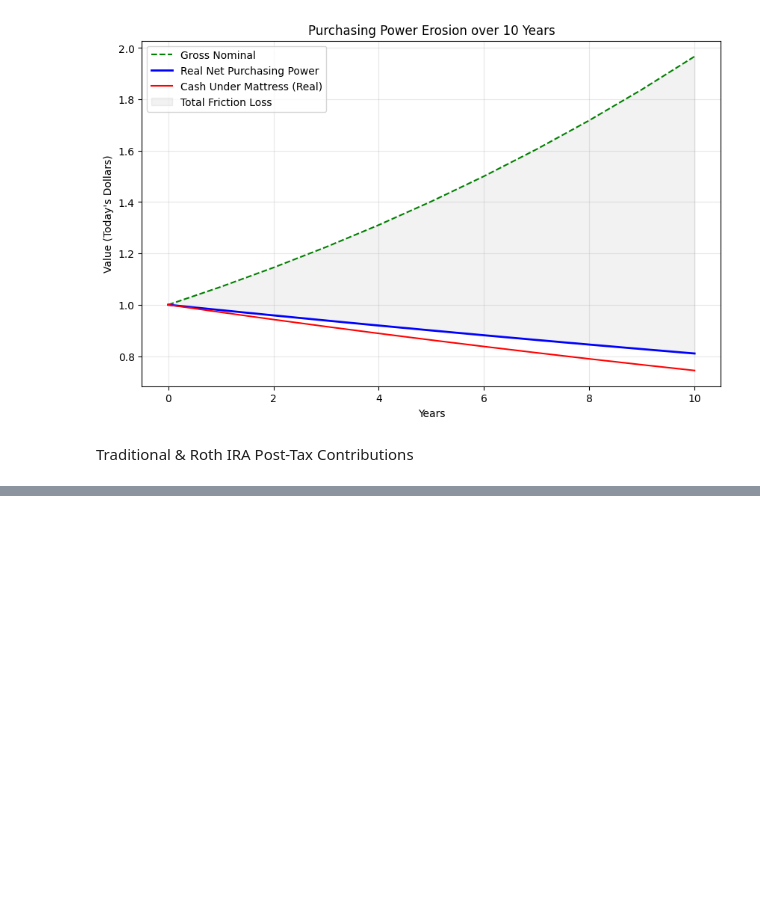
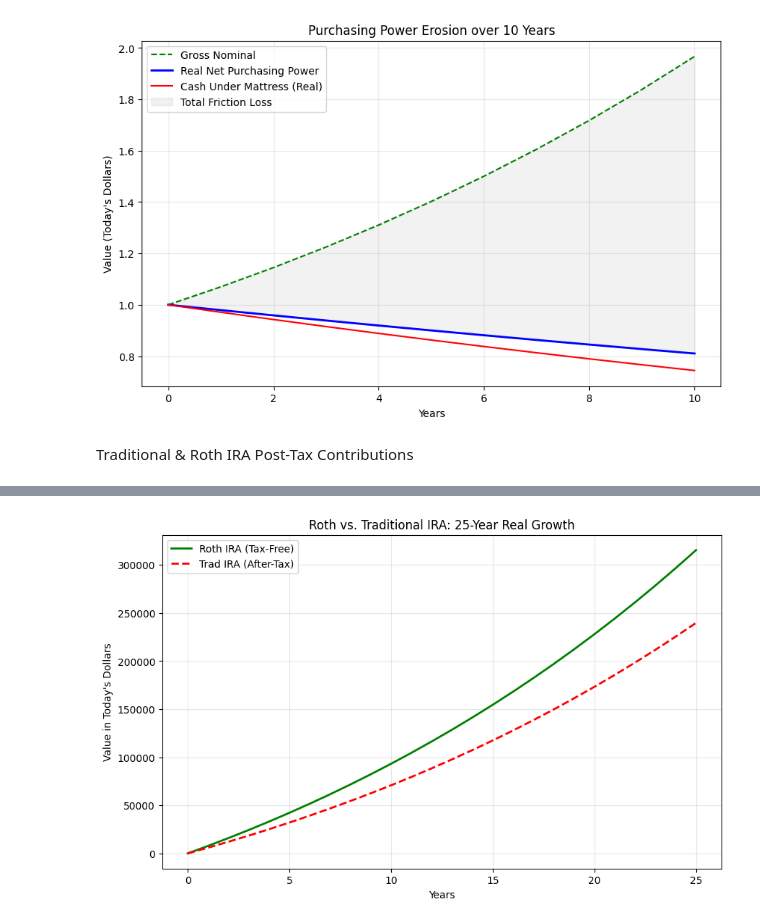
Before and after one commit to 1021114Carlos/finance_app, a Jupyter notebook: TargetDateSavings_RealReturn_calculator.ipynb, the cells around one changed output, grey strips where cells are left out. Saved outputs shown, nothing was run; the diff lists cells and outputs as text; code cells hidden in the pictures; blank space fills up the shorter version.

Commit message:
post-tax IRA contribution strategies

```diff
--- a/TargetDateSavings_RealReturn_calculator.ipynb
+++ b/TargetDateSavings_RealReturn_calculator.ipynb
@@ -539,0 +479,94 @@ simulate_ira_comparison(7000, 30, 8, 3, 24, 15, 0.05, 10, REINVEST_REFUND=True)
+# %%
+def run_ira_opportunity_cost_sim():
+    print("--- 2026 Retirement Strategy & Opportunity Cost Simulation ---")
+
+    # 1. Base User Inputs
+    C = float(input("Annual contribution amount ($): "))
+    T = int(input("Years to invest (T): "))
+
+    print("\n--- Rates & Brackets (Enter as integers, e.g. 24 for 24%) ---")
+    TAX_NOW_int = int(input("Enter your CURRENT tax bracket %: "))
+    TAX_RET_int = int(input("Enter your expected RETIREMENT tax bracket %: "))
+    R_nom_int = int(input("Average annual return %: "))
+    INF_int = int(input("Annual inflation %: "))
+    DRAG_int = int(input("Total drags/friction (fees, turnover, etc.) %: "))
+
+    # 2. Logic-Specific Questioning
+    income_shift_q = input("\nWill you be in a higher bracket in the future? (yes/no): ").lower().strip()
+    invest_refund_q = input("Will you invest the refund in a Traditional IRA? (yes/no): ").lower().strip()
+
+    # --- Calculation Setup ---
+    r_nom = R_nom_int / 100.0
+    inf = INF_int / 100.0
+    t_now_start = TAX_NOW_int / 100.0
+    t_ret = TAX_RET_int / 100.0
+    drag = DRAG_int / 100.0
+
+    # Real rate of return (Fisher Equation)
+    net_nom = r_nom - drag
+    r_real = ((1 + net_nom) / (1 + inf)) - 1
+
+    years = np.arange(0, T + 1)
+    roth_bal = np.zeros(T + 1)
+    trad_pretax_bal = np.zeros(T + 1)
+    lost_savings_bal = np.zeros(T + 1)
+
+    # 2026 starting IRS limit
+    current_irs_limit = 7500.0
+
+    # --- Yearly Compounding Loop ---
+    for t in range(1, T + 1):
+        adj_limit = current_irs_limit * (1 + inf)**t
+
+        if income_shift_q == 'yes':
+            current_t = t_now_start + (t / T) * (t_ret - t_now_start)
+        else:
+            current_t = t_now_start
+
+        # ROTH: Direct contribution
+        annual_roth = min(C, adj_limit)
+        roth_bal[t] = (roth_bal[t-1] + annual_roth) * (1 + r_real)
+
+        # TRADITIONAL: Logic for reinvestment vs. lost savings
+        refund_value = annual_roth * current_t # The 'check' you get back from the IRS
+
+        if invest_refund_q == 'yes':
+            # Add refund to base contribution, capped by IRS limit
+            annual_trad = min(annual_roth + refund_value, adj_limit)
+            trad_pretax_bal[t] = (trad_pretax_bal[t-1] + annual_trad) * (1 + r_real)
+        else:
+            # Only base C is invested; refund is "lost" (spent)
+            annual_trad = min(C, adj_limit)
+            trad_pretax_bal[t] = (trad_pretax_bal[t-1] + annual_trad) * (1 + r_real)
+            # Track the growth of those lost tax savings separately
+            lost_savings_bal[t] = (lost_savings_bal[t-1] + refund_value) * (1 + r_real)
+
+    # Final values (No standard deduction per request)
+    trad_aftertax = trad_pretax_bal * (1 - t_ret)
+
+    # --- Visualization ---
+    plt.figure(figsize=(10, 6))
+    plt.plot(years, roth_bal, label='Roth IRA (Tax-Free)', color='green', linewidth=2)
+    plt.plot(years, trad_aftertax, label='Trad IRA (After-Tax)', color='red', linestyle='--', linewidth=2)
+
+    if invest_refund_q == 'no':
+        plt.fill_between(years, trad_aftertax, trad_aftertax + lost_savings_bal,
+                         color='gray', alpha=0.2, label='Lost Potential (Spent Refund)')
+
+    plt.title(f'Roth vs. Traditional IRA: {T}-Year Real Growth')
+    plt.xlabel('Years')
+    plt.ylabel("Value in Today's Dollars")
+    plt.legend()
+    plt.grid(True, alpha=0.3)
+
+    print(f"\nFinal Roth Value: ${roth_bal[-1]:,.2f}")
+    print(f"Final Trad Value (After-Tax): ${trad_aftertax[-1]:,.2f}")
+
+    if invest_refund_q == 'no':
+        print(f"EFFECTIVE LOSS: By not reinvesting the refund, you missed out on ${lost_savings_bal[-1]:,.2f} in growth.")
+
+    plt.show()
+
+if __name__ == "__main__":
+    run_ira_opportunity_cost_sim()
+# %% [output]
@@ -539,0 +589 @@ simulate_ira_comparison(7000, 30, 8, 3, 24, 15, 0.05, 10, REINVEST_REFUND=True)
+[figure, added]
```
Also changed, not shown: parts of 2 cells of this notebook.
